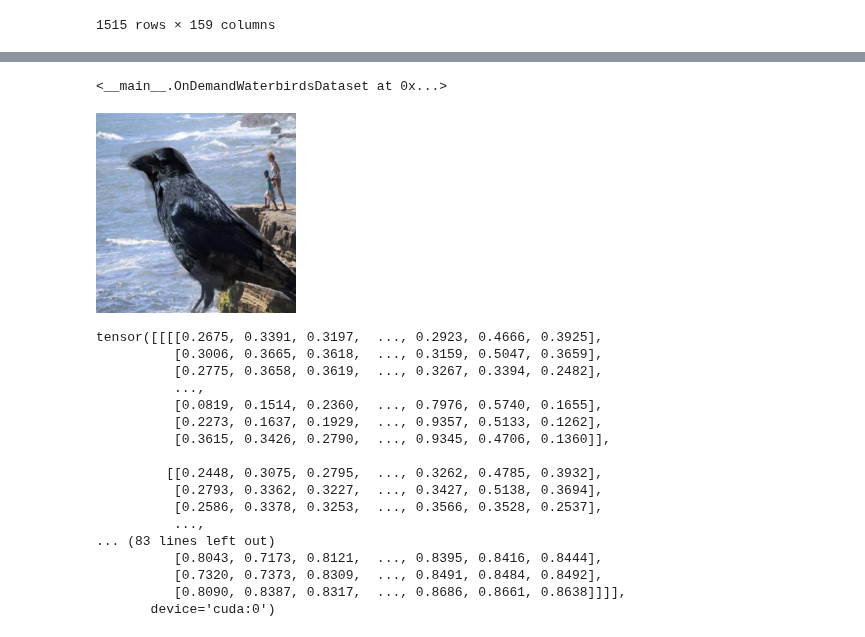
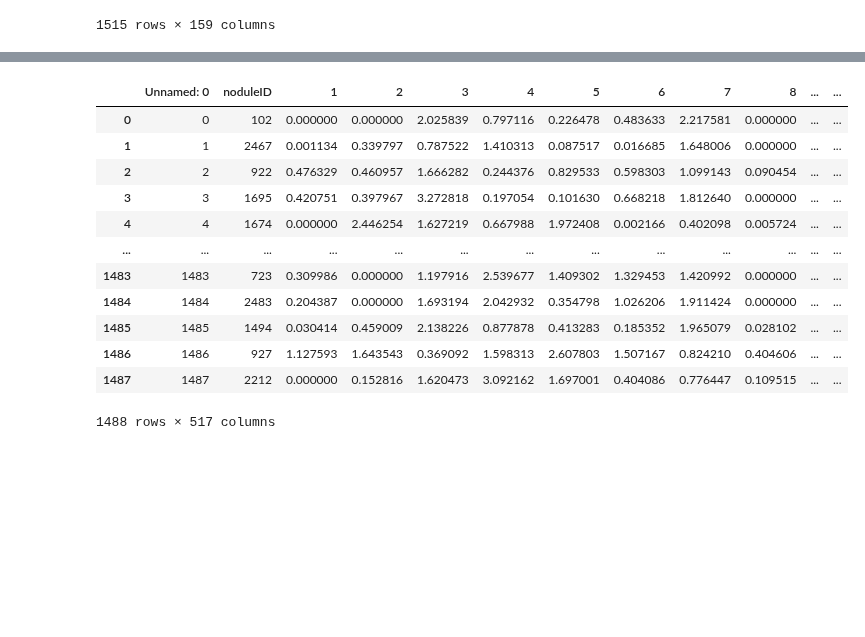
Before and after one commit to mtzig/LIDC_GDRO, a Jupyter notebook: notebooks/run_test.ipynb, the cells around one changed output, grey strips where cells are left out. Drawn from its saved outputs; the diff is of its cells as text; code cells hidden in the pictures; blank space fills up the shorter version.

```diff
--- a/notebooks/run_test.ipynb
+++ b/notebooks/run_test.ipynb
@@ -553,4 +494,0 @@ maxslice_df.to_csv('data/LIDC_20130817_AllFeatures2D_MaxSlicePerNodule_inLineRat
-# %%
-test_dataset
-# %% [output]
-<__main__.OnDemandWaterbirdsDataset at 0x...>
@@ -559,25 +495,16 @@ test_loader = dataloaders.InfiniteDataLoader(test_dataset, 4)
-# %%
-to_image = torchvision.transforms.ToPILImage()
-to_image(next(iter(test_loader))[0].squeeze()[0])
-# %% [output]
-[figure, removed]
-# %%
-next(iter(test_loader))[0].squeeze()
-# %% [output]
-tensor([[[[0.2675, 0.3391, 0.3197,  ..., 0.2923, 0.4666, 0.3925],
-          [0.3006, 0.3665, 0.3618,  ..., 0.3159, 0.5047, 0.3659],
-          [0.2775, 0.3658, 0.3619,  ..., 0.3267, 0.3394, 0.2482],
-          ...,
-          [0.0819, 0.1514, 0.2360,  ..., 0.7976, 0.5740, 0.1655],
-          [0.2273, 0.1637, 0.1929,  ..., 0.9357, 0.5133, 0.1262],
-          [0.3615, 0.3426, 0.2790,  ..., 0.9345, 0.4706, 0.1360]],
-
-         [[0.2448, 0.3075, 0.2795,  ..., 0.3262, 0.4785, 0.3932],
-          [0.2793, 0.3362, 0.3227,  ..., 0.3427, 0.5138, 0.3694],
-          [0.2586, 0.3378, 0.3253,  ..., 0.3566, 0.3528, 0.2537],
-          ...,
-... (83 lines left out)
-          [0.8043, 0.7173, 0.8121,  ..., 0.8395, 0.8416, 0.8444],
-          [0.7320, 0.7373, 0.8309,  ..., 0.8491, 0.8484, 0.8492],
-          [0.8090, 0.8387, 0.8317,  ..., 0.8686, 0.8661, 0.8638]]]],
-       device='cuda:0')
+# %%
+pd.read_csv('data/erm_cluster_cnn_features_1.csv').drop
+# %% [output]
+|  | Unnamed: 0 | noduleID | 1 | 2 | 3 | 4 | 5 | 6 | 7 | 8 | ... | ... |
+| 0 | 0 | 102 | 0.000000 | 0.000000 | 2.025839 | 0.797116 | 0.226478 | 0.483633 | 2.217581 | 0.000000 | ... | ... |
+| 1 | 1 | 2467 | 0.001134 | 0.339797 | 0.787522 | 1.410313 | 0.087517 | 0.016685 | 1.648006 | 0.000000 | ... | ... |
+| 2 | 2 | 922 | 0.476329 | 0.460957 | 1.666282 | 0.244376 | 0.829533 | 0.598303 | 1.099143 | 0.090454 | ... | ... |
+| 3 | 3 | 1695 | 0.420751 | 0.397967 | 3.272818 | 0.197054 | 0.101630 | 0.668218 | 1.812640 | 0.000000 | ... | ... |
+| 4 | 4 | 1674 | 0.000000 | 2.446254 | 1.627219 | 0.667988 | 1.972408 | 0.002166 | 0.402098 | 0.005724 | ... | ... |
+| ... | ... | ... | ... | ... | ... | ... | ... | ... | ... | ... | ... | ... |
+| 1483 | 1483 | 723 | 0.309986 | 0.000000 | 1.197916 | 2.539677 | 1.409302 | 1.329453 | 1.420992 | 0.000000 | ... | ... |
+| 1484 | 1484 | 2483 | 0.204387 | 0.000000 | 1.693194 | 2.042932 | 0.354798 | 1.026206 | 1.911424 | 0.000000 | ... | ... |
+| 1485 | 1485 | 1494 | 0.030414 | 0.459009 | 2.138226 | 0.877878 | 0.413283 | 0.185352 | 1.965079 | 0.028102 | ... | ... |
+| 1486 | 1486 | 927 | 1.127593 | 1.643543 | 0.369092 | 1.598313 | 2.607803 | 1.507167 | 0.824210 | 0.404606 | ... | ... |
+| 1487 | 1487 | 2212 | 0.000000 | 0.152816 | 1.620473 | 3.092162 | 1.697001 | 0.404086 | 0.776447 | 0.109515 | ... | ... |
+1488 rows × 517 columns
```
Also changed, not shown: parts of 9 cells of this notebook, 3 other files.
